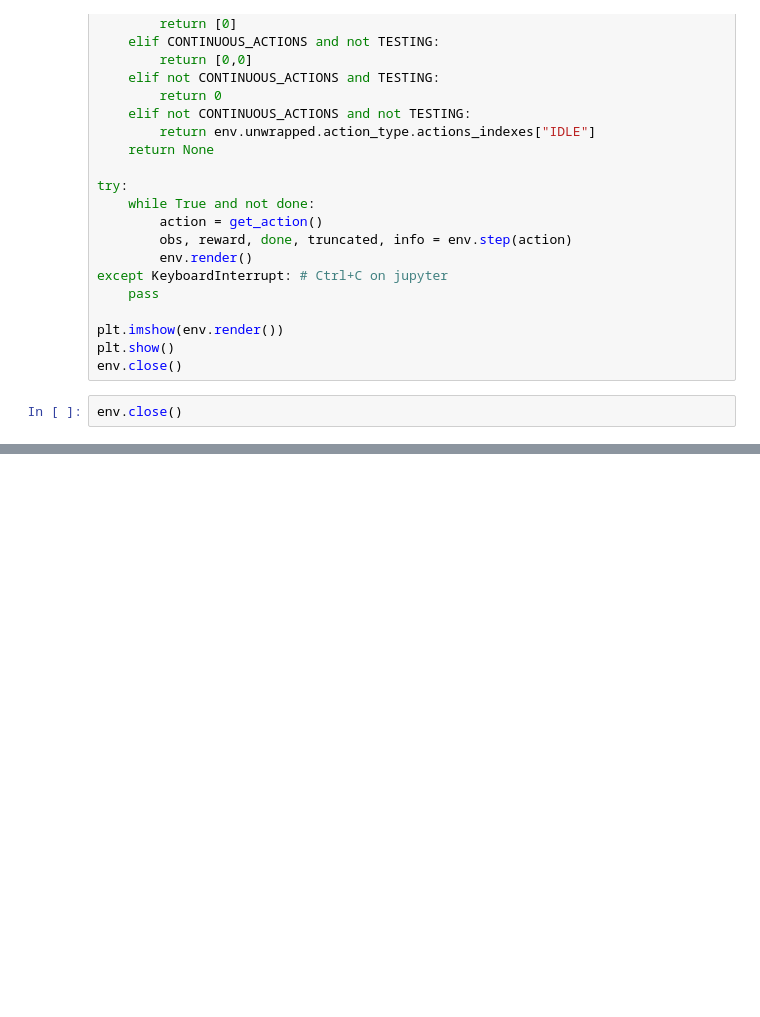
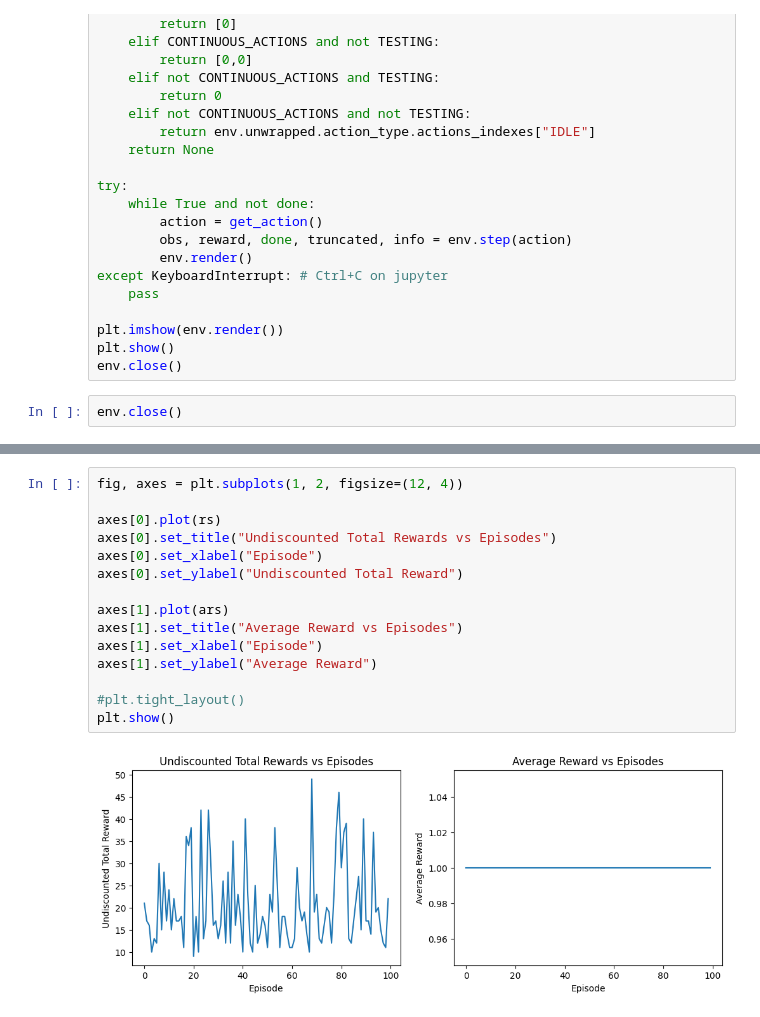
Before and after one commit to jonahbkaplan/ReinforcementLearning, a Jupyter notebook: RJC_Testing.ipynb, the cells around one changed output, grey strips where cells are left out. Cells and saved outputs as stored; diff of their text form; blank space fills up the shorter version.

```diff
--- a/RJC_Testing.ipynb
+++ b/RJC_Testing.ipynb
@@ -115,0 +117,17 @@ Episode:  100 , Reward:  8.98559811582788
+# %%
+fig, axes = plt.subplots(1, 2, figsize=(12, 4))
+
+axes[0].plot(rs)
+axes[0].set_title("Undiscounted Total Rewards vs Episodes")
+axes[0].set_xlabel("Episode")
+axes[0].set_ylabel("Undiscounted Total Reward")
+
+axes[1].plot(ars)
+axes[1].set_title("Average Reward vs Episodes")
+axes[1].set_xlabel("Episode")
+axes[1].set_ylabel("Average Reward")
+
+#plt.tight_layout()
+plt.show()
+# %% [output]
+[figure, added]
```
Also changed, not shown: parts of 1 cell of this notebook, 2 other files.
